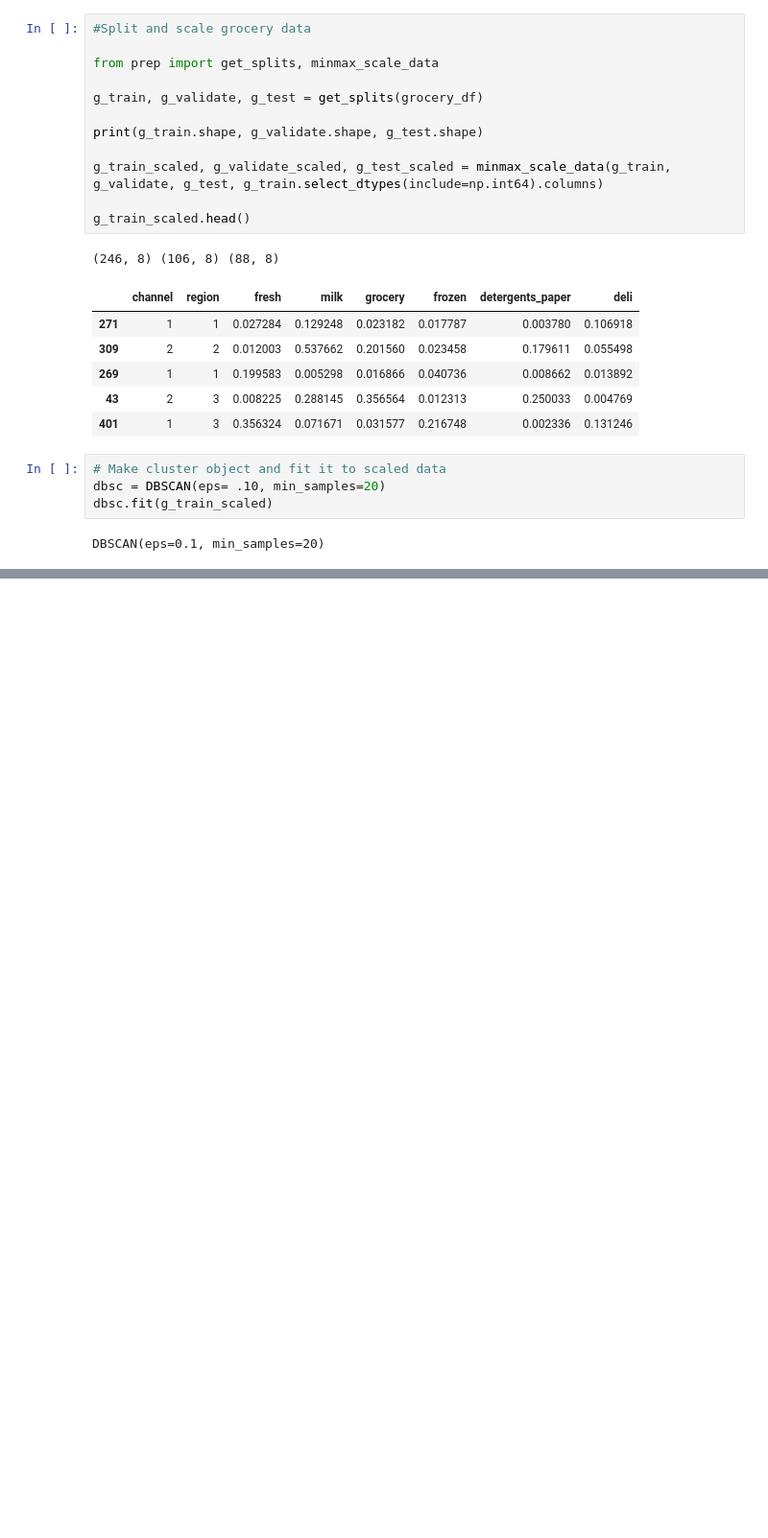
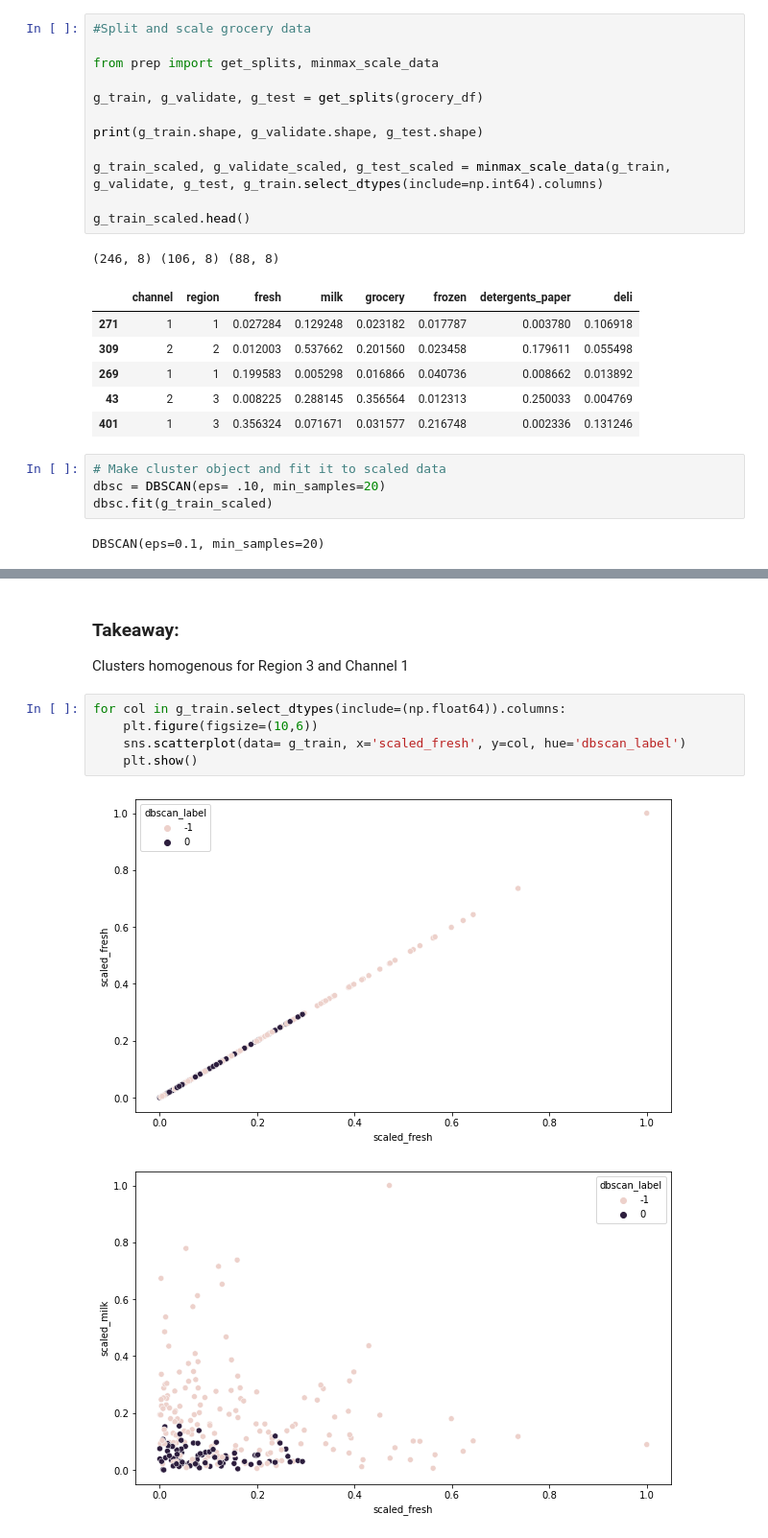
Before and after one commit to tarrencen/anomaly-detection-exercises, a Jupyter notebook: clustering_anomaly_detection.ipynb, the cells around one changed output, grey strips where cells are left out. Shown at 96% size. Saved outputs shown, nothing was run; the diff lists cells and outputs as text; blank space fills up the shorter version.

```diff
--- a/clustering_anomaly_detection.ipynb
+++ b/clustering_anomaly_detection.ipynb
@@ -307,0 +332,11 @@ g_train.head()
+# %% [markdown]
+### Takeaway:
+Clusters homogenous for Region 3 and Channel 1
+# %%
+for col in g_train.select_dtypes(include=(np.float64)).columns:
+    plt.figure(figsize=(10,6))
+    sns.scatterplot(data= g_train, x='scaled_fresh', y=col, hue='dbscan_label')
+    plt.show()
+# %% [output]
+[figure, added]
+[figure, added]
```
Also changed, not shown: parts of 29 cells of this notebook.
